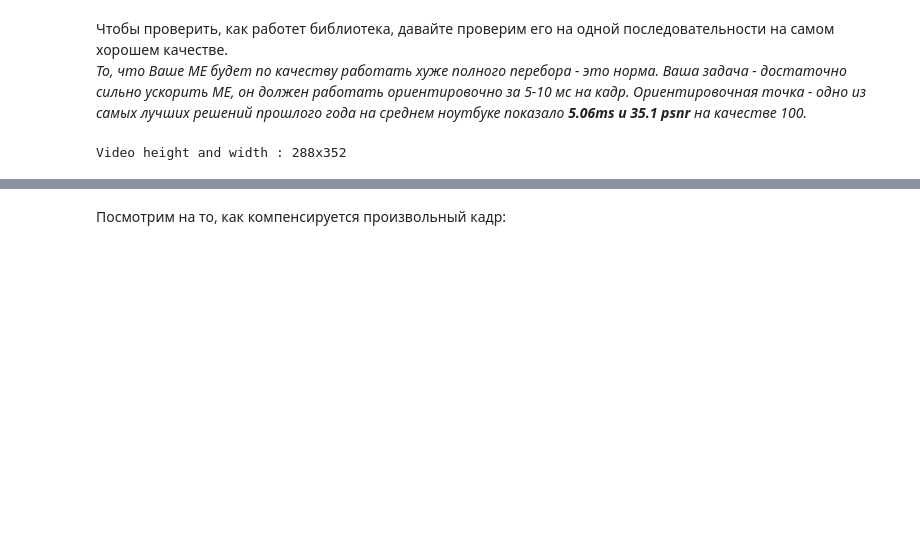
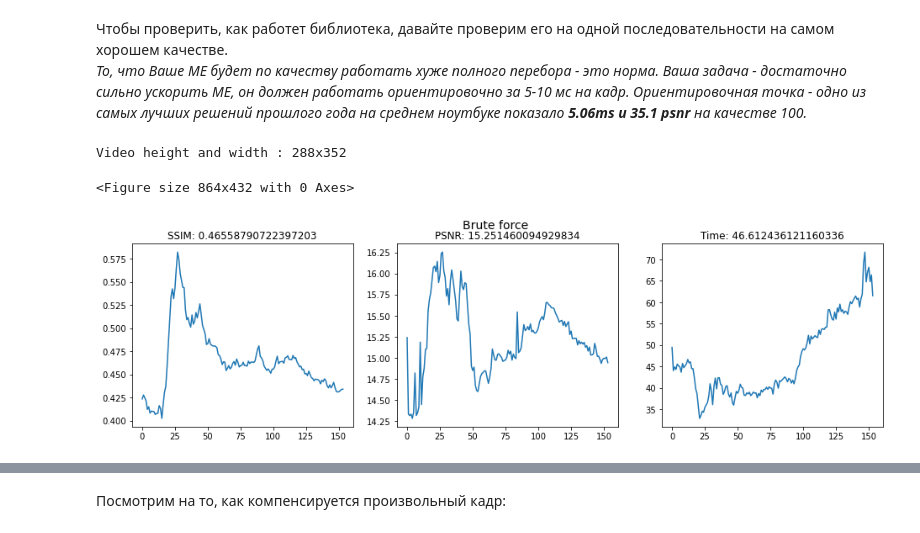
Before and after one commit to dazzle-me/Motion-Estimation, a Jupyter notebook: motion_estimation.ipynb, the cells around one changed output, grey strips where cells are left out. Drawn from its saved outputs; the diff is of its cells as text; code cells hidden in the pictures; blank space fills up the shorter version.

```diff
--- a/motion_estimation.ipynb
+++ b/motion_estimation.ipynb
@@ -166,13 +209,24 @@ class MotionEstimator:
     def Remap(self, prev_frame):
         return self.me.Remap(prev_frame)
 
+    def method_name(self, method):
+        self.methods = {
+            0 : "Brute force",
+            1 : "Cross search",
+            2 : "Orthonormal search",
+            3 : "3DRS",
+            4 : "Three step search",
+            5 : "Diamond search"
+        }
+        return self.methods[method]
     def set_SearchMethod(self, method):
         """
         Input : method, pass
                 0 for MODE::BruteForce
                 1 for MODE::CrossSearch
                 2 for MODE::OthonormalSearch
-                3 for MODE::_3DRS
+                3 for MODE::_3DRS (not implemented yet)
+                4 for MODE::ThreeStepSearch
         """
         self.me.set_SearchMethod(self.get_cpp_input(method))
 
@@ -189,16 +254,26 @@ class MotionEstimator:
 # %% [markdown]
 Чтобы проверить, как работет библиотека, давайте проверим его на одной последовательности на самом хорошем качестве.
 *То, что Ваше ME будет по качеству работать хуже полного перебора - это норма. Ваша задача - достаточно сильно ускорить ME, он должен работать ориентировочно за 5-10 мс на кадр. Ориентировочная точка - одно из самых лучших решений прошлого года на среднем ноутбуке показало **5.06ms и 35.1 psnr** на качестве 100.*
-# %%
-def test_method(method):
-    video = VideoReader('video/source.avi')
-    me = MotionEstimator(video.width, video.height, 100, False)
-    me.set_SearchMethod(method)
-    return test_me(video, me, True, 'result.mp4')
-# Brute-force
-result = test_method(0)
-# %%
-# Cross-search
-result = test_method(1)
-# %% [output]
-Video height and width : 288x352
+# %%
+def test_method(method, draw_vectors=True):
+    video = VideoReader('video/source.avi')
+    me = MotionEstimator(video.width, video.height, 100, False)
+    me.set_SearchMethod(method)
+    plt.figure(figsize=(12, 6))
+    fig, (ax1, ax2, ax3) = plt.subplots(1, 3, figsize=(16, 4))
+    result = test_me(video, me, True, 'result_{}.mp4'.format(me.method_name(method)), should_draw_vectors=draw_vectors)
+    ax1.plot(result['ssim'])
+    ax1.set_title('SSIM: {}'.format(np.mean(result['ssim'])))
+    ax2.plot(result['psnr'])
+    ax2.set_title('PSNR: {}'.format(np.mean(result['psnr'])))
+    ax3.plot(result['speed'])
+    ax3.set_title('Time: {}'.format(np.mean(result['speed'])));
+    fig.suptitle(me.method_name(method), fontsize=14)
+    return result
+# %%
+# Brute-force
+result_BruteForce = test_method(0, draw_vectors=True)
+# %% [output]
+Video height and width : 288x352
+<Figure size 864x432 with 0 Axes>
+[figure, added]
```
Also changed, not shown: parts of 28 cells of this notebook.
